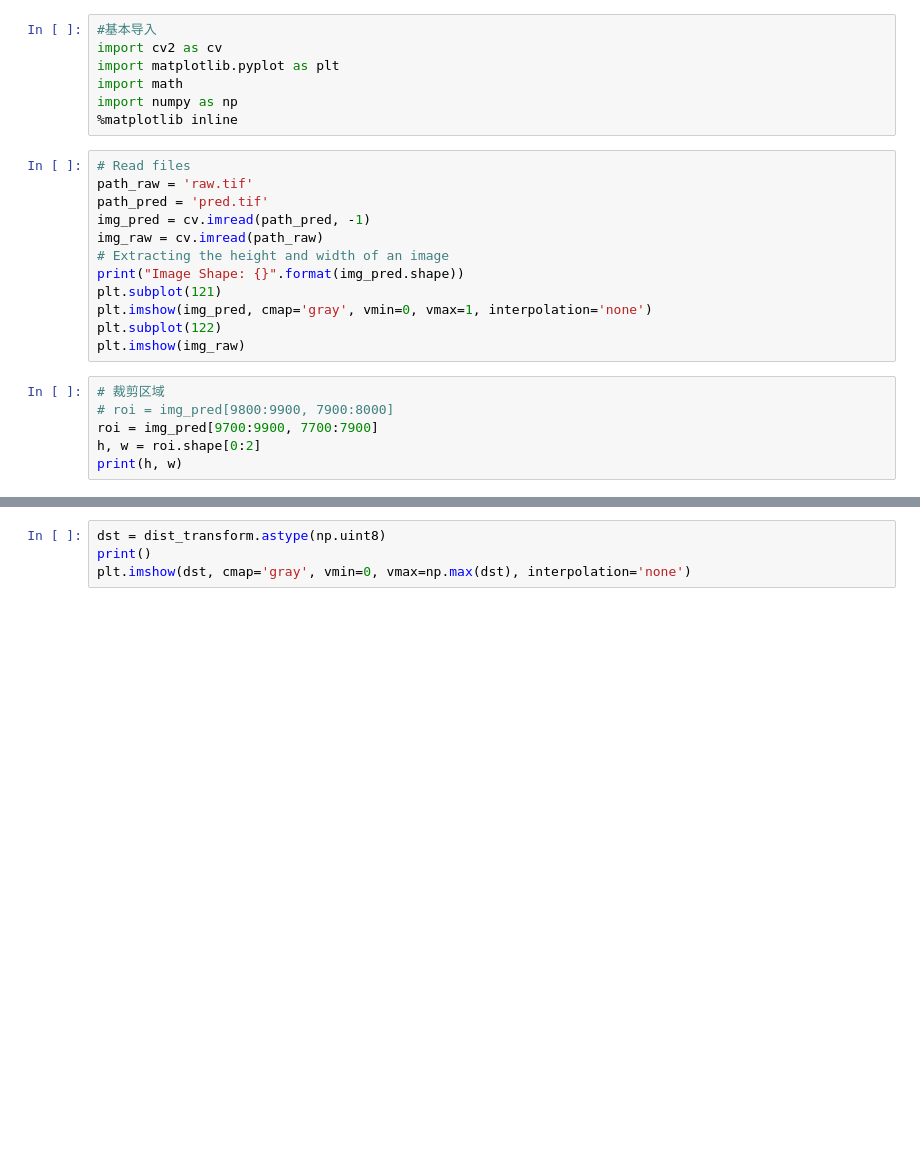
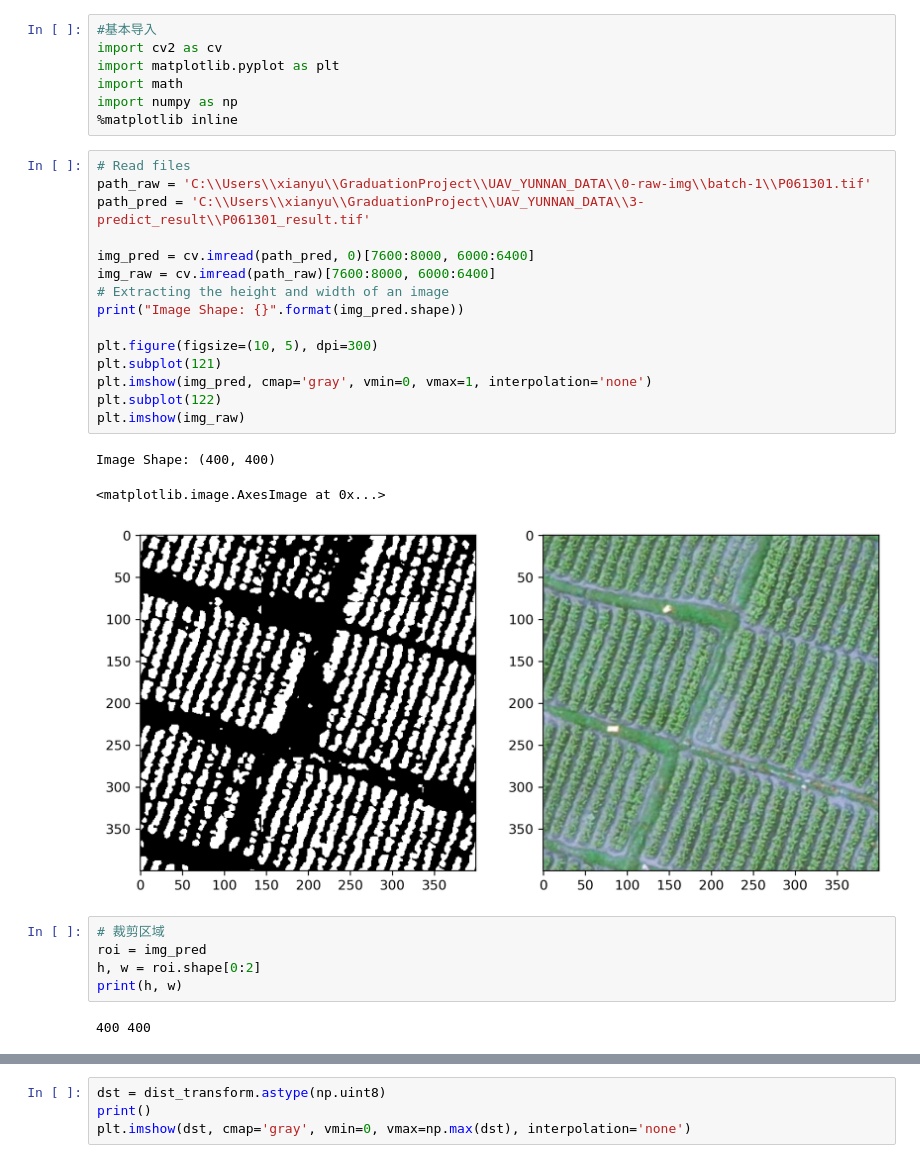
Before and after one commit to yiguanxianyu/tobacco_plant_count, a Jupyter notebook: image_process/erosion.ipynb, the cells around one changed output, grey strips where cells are left out. Cells and saved outputs as stored; diff of their text form; blank space fills up the shorter version.

```diff
--- a/image_process/erosion.ipynb
+++ b/image_process/erosion.ipynb
@@ -7,22 +7,30 @@ import numpy as np
 %matplotlib inline
 # %%
 # Read files
-path_raw = 'raw.tif'
-path_pred = 'pred.tif'
-img_pred = cv.imread(path_pred, -1)
-img_raw = cv.imread(path_raw)
+path_raw = 'C:\\Users\\xianyu\\GraduationProject\\UAV_YUNNAN_DATA\\0-raw-img\\batch-1\\P061301.tif'
+path_pred = 'C:\\Users\\xianyu\\GraduationProject\\UAV_YUNNAN_DATA\\3-predict_result\\P061301_result.tif'
+
+img_pred = cv.imread(path_pred, 0)[7600:8000, 6000:6400]
+img_raw = cv.imread(path_raw)[7600:8000, 6000:6400]
 # Extracting the height and width of an image
 print("Image Shape: {}".format(img_pred.shape))
+
+plt.figure(figsize=(10, 5), dpi=300)
 plt.subplot(121)
 plt.imshow(img_pred, cmap='gray', vmin=0, vmax=1, interpolation='none')
 plt.subplot(122)
 plt.imshow(img_raw)
+# %% [output]
+Image Shape: (400, 400)
+<matplotlib.image.AxesImage at 0x...>
+[figure, added]
 # %%
 # 裁剪区域
-# roi = img_pred[9800:9900, 7900:8000]
-roi = img_pred[9700:9900, 7700:7900]
+roi = img_pred
 h, w = roi.shape[0:2]
 print(h, w)
+# %% [output]
+400 400
 # %%
 # 图像旋转
 scale = 1  # 等比例旋转，即旋转后尺度不变
```
Also changed, not shown: parts of 7 cells of this notebook, 3 other files.
